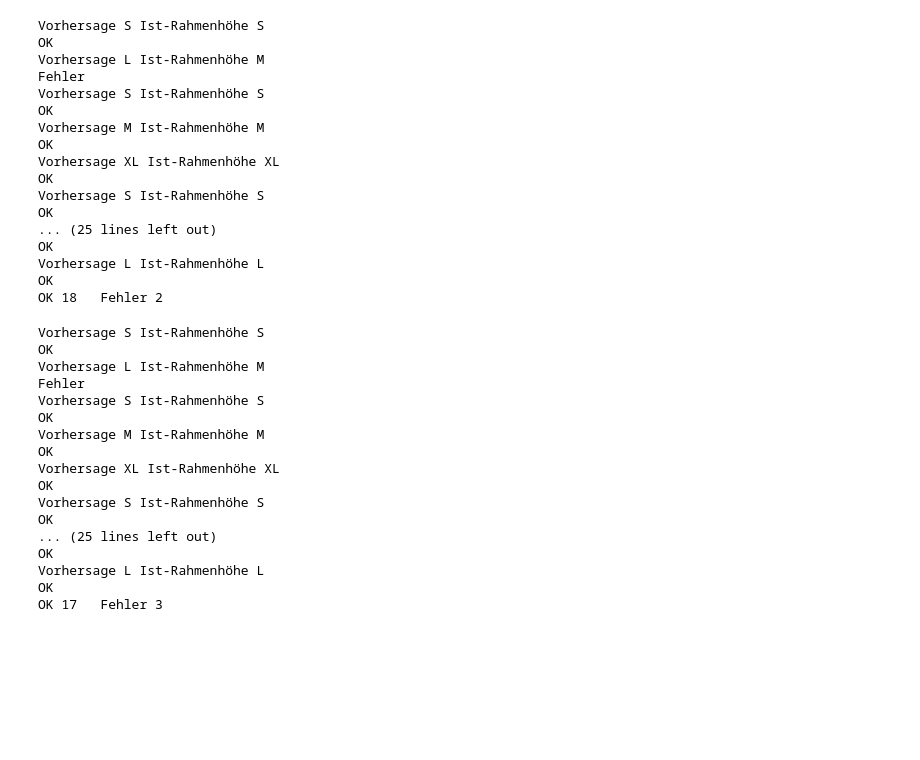
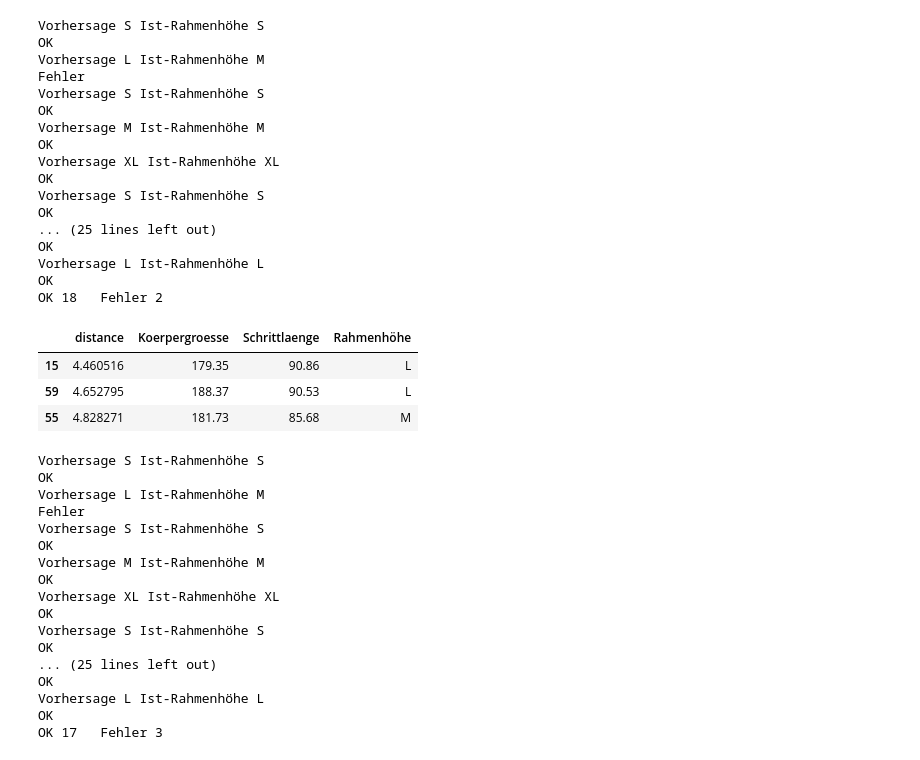
Before and after one commit to jtuttas/datenanalyse, a Jupyter notebook: knn.ipynb, the cells around one changed output. Saved outputs shown, nothing was run; the diff lists cells and outputs as text; code cells hidden in the pictures; blank space fills up the shorter version.

```diff
--- a/knn.ipynb
+++ b/knn.ipynb
@@ -227,6 +227,13 @@ OK
 Vorhersage L Ist-Rahmenhöhe L
 OK
 OK 18   Fehler 2
+# %%
+dd[4:7]
+# %% [output]
+|  | distance | Koerpergroesse | Schrittlaenge | Rahmenhöhe |
+| 15 | 4.460516 | 179.35 | 90.86 | L |
+| 59 | 4.652795 | 188.37 | 90.53 | L |
+| 55 | 4.828271 | 181.73 | 85.68 | M |
 # %%
 import pandas as pd
 
```
Also changed, not shown: parts of 1 cell of this notebook, 7 other files.
